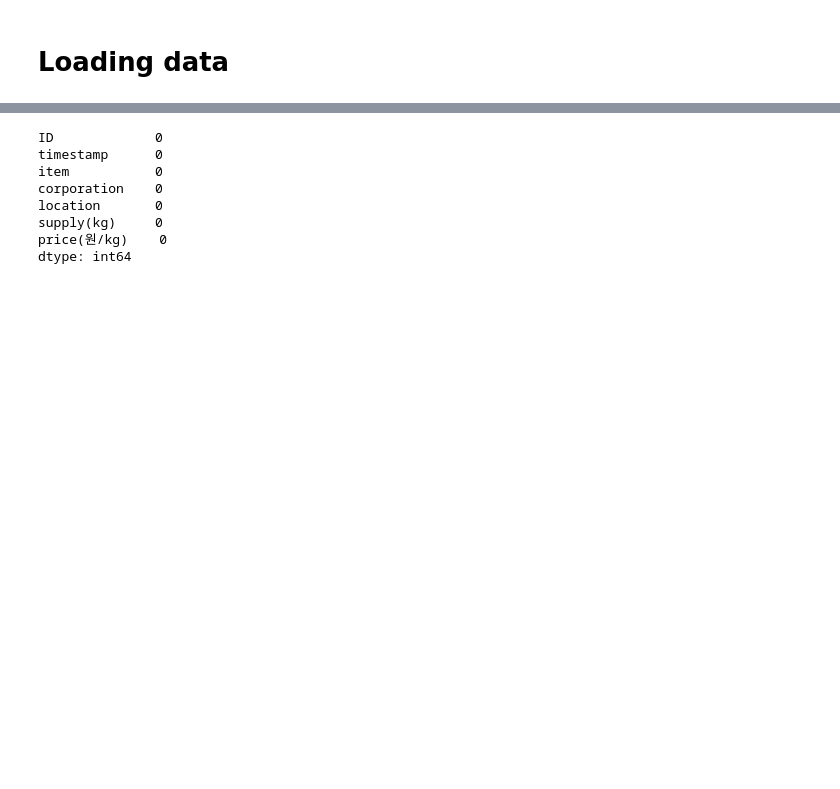
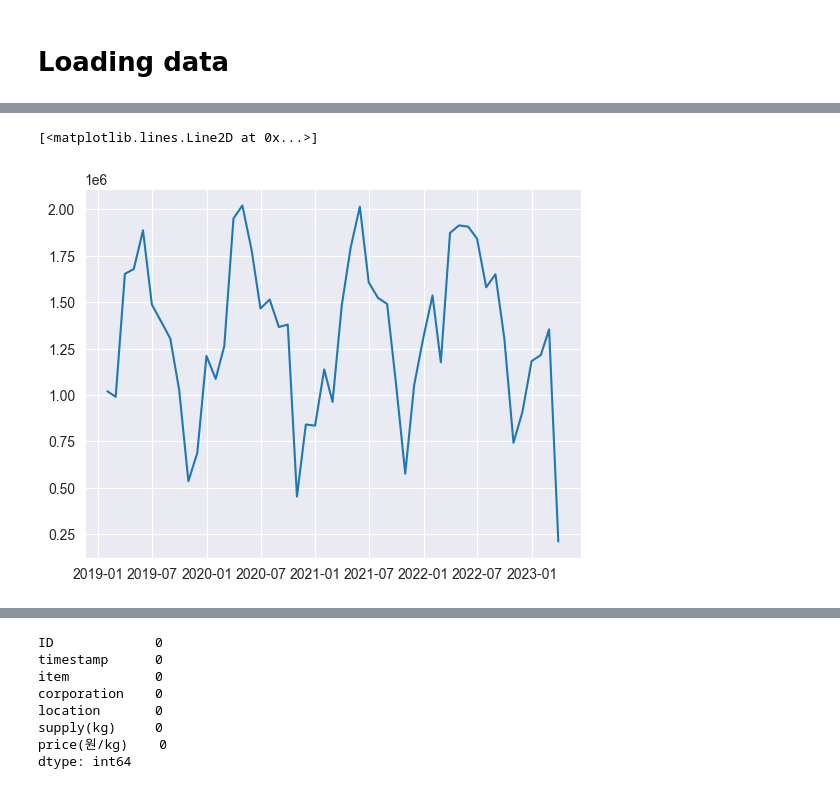
Before and after one commit to albas99/timeseriesdata, a Jupyter notebook: preprocessing_upload.ipynb, the cells around one changed output, grey strips where cells are left out. Cells and saved outputs as stored; diff of their text form; code cells hidden in the pictures; blank space fills up the shorter version.

```diff
--- a/preprocessing_upload.ipynb
+++ b/preprocessing_upload.ipynb
@@ -60,0 +81,3 @@ train.head()
+# %%
+train_monthly = train.loc[:, 'supply(kg)':'price(krw/kg)'].resample('1M').sum()
+train_monthly
@@ -60,0 +103,5 @@ train.head()
+# %%
+plt.plot('price(krw/kg)', data=train_monthly)
+# %% [output]
+[<matplotlib.lines.Line2D at 0x...>]
+[figure, added]
```
Also changed, not shown: parts of 27 cells of this notebook.
